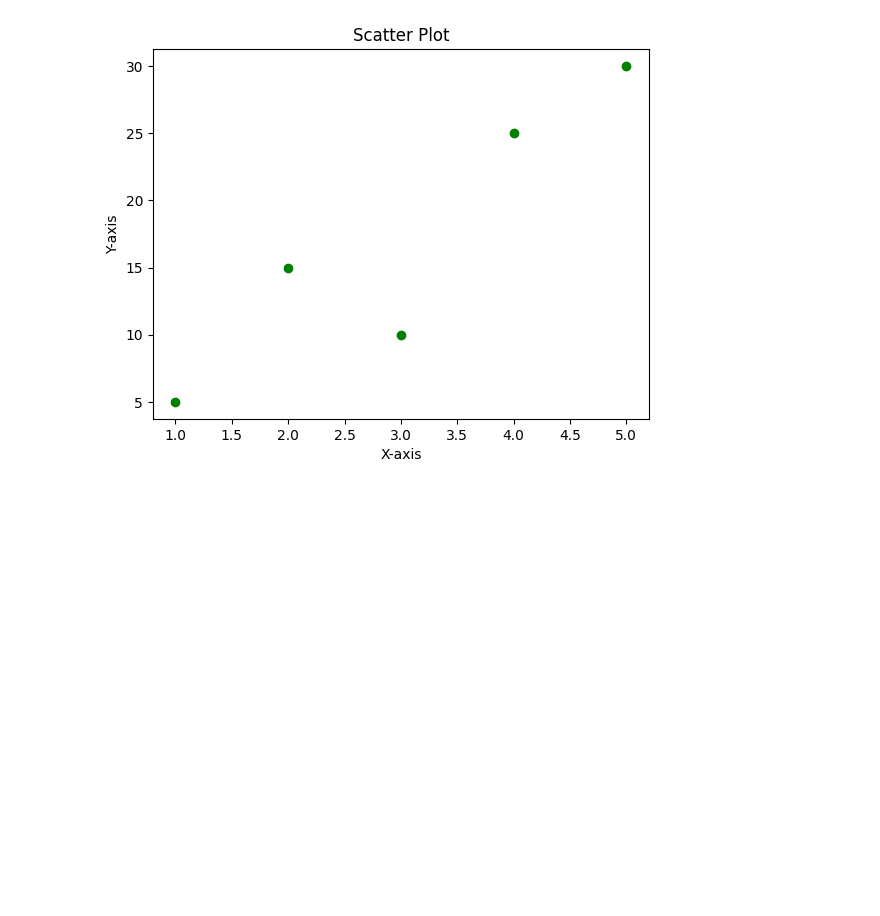
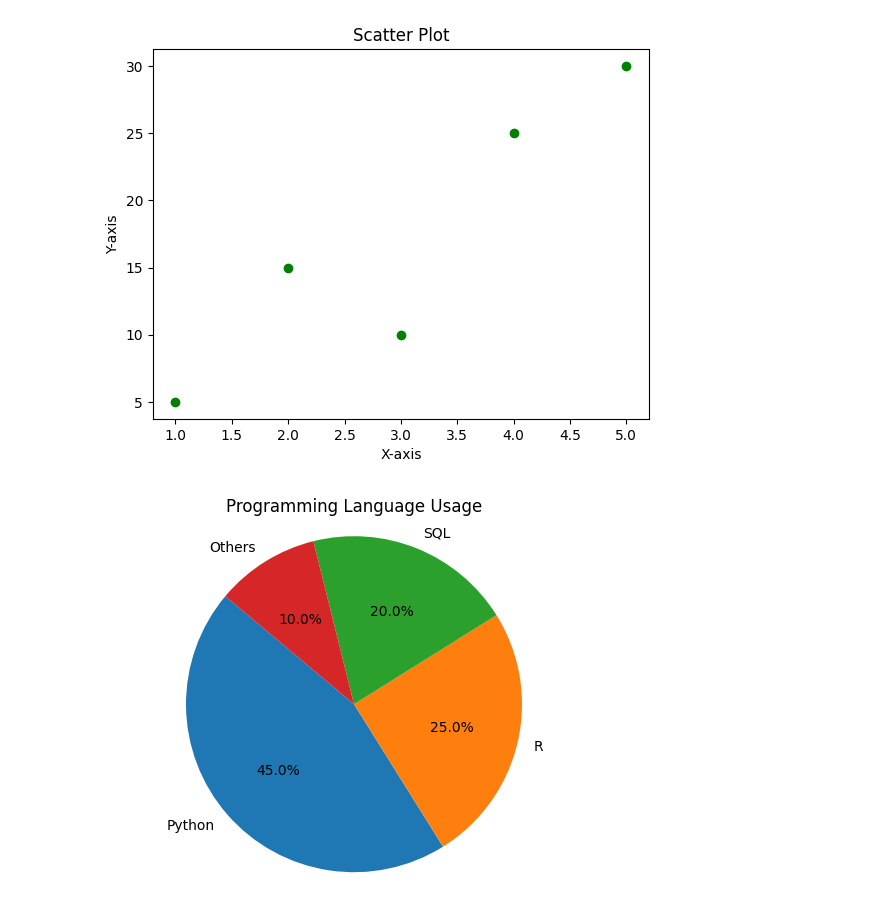
Before and after one commit to ARUNAGIRINATHAN-K/Python-For-Data-Science, a Jupyter notebook: notebooks/03_visualization_matplotlib.ipynb, the cells around one changed output. Saved outputs shown, nothing was run; the diff lists cells and outputs as text; code cells hidden in the pictures; blank space fills up the shorter version.

Commit message:
Pie chart

```diff
--- a/notebooks/03_visualization_matplotlib.ipynb
+++ b/notebooks/03_visualization_matplotlib.ipynb
@@ -53,3 +53,13 @@ plt.ylabel("Y-axis")
 plt.show()
 # %% [output]
 [figure]
+# %%
+labels = ['Python', 'R', 'SQL', 'Others']
+sizes = [45, 25, 20, 10]
+
+plt.pie(sizes, labels=labels, autopct='%1.1f%%', startangle=140)
+plt.title("Programming Language Usage")
+plt.axis('equal')  # Equal aspect ratio ensures the pie is circular.
+plt.show()
+# %% [output]
+[figure, added]
```
